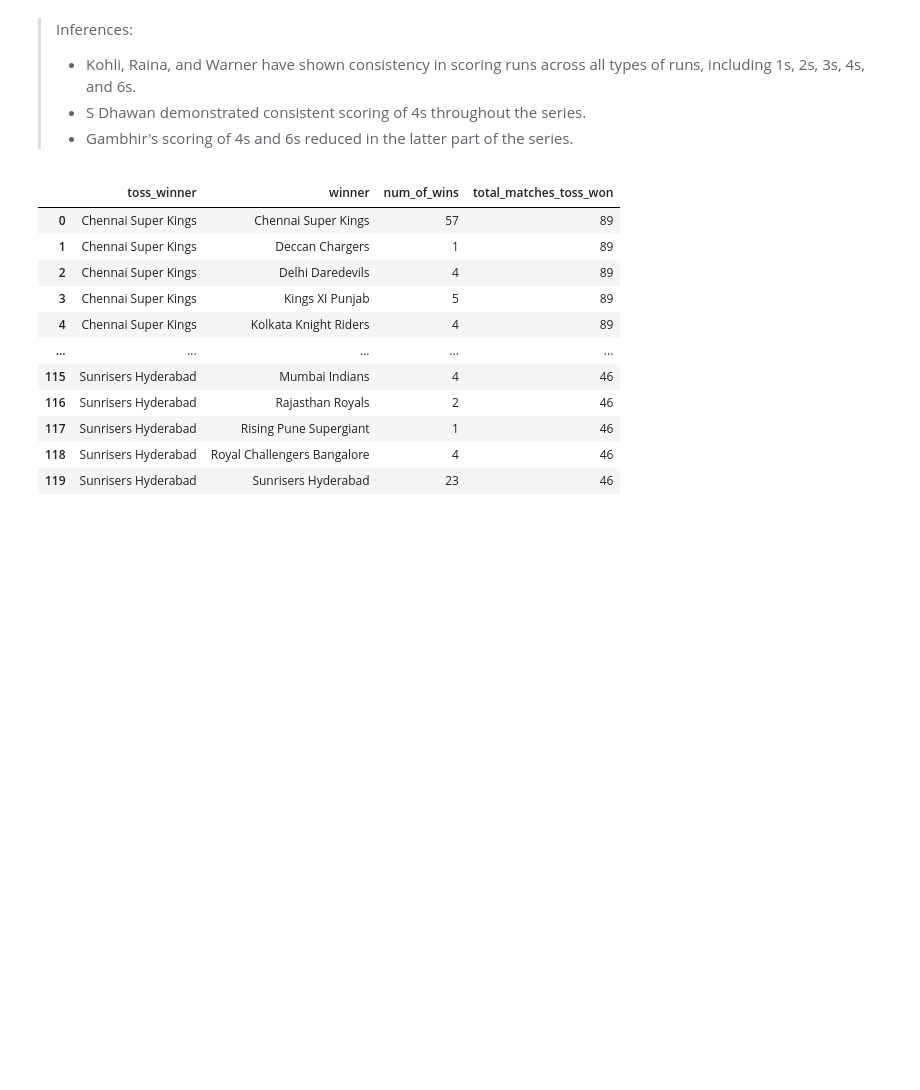
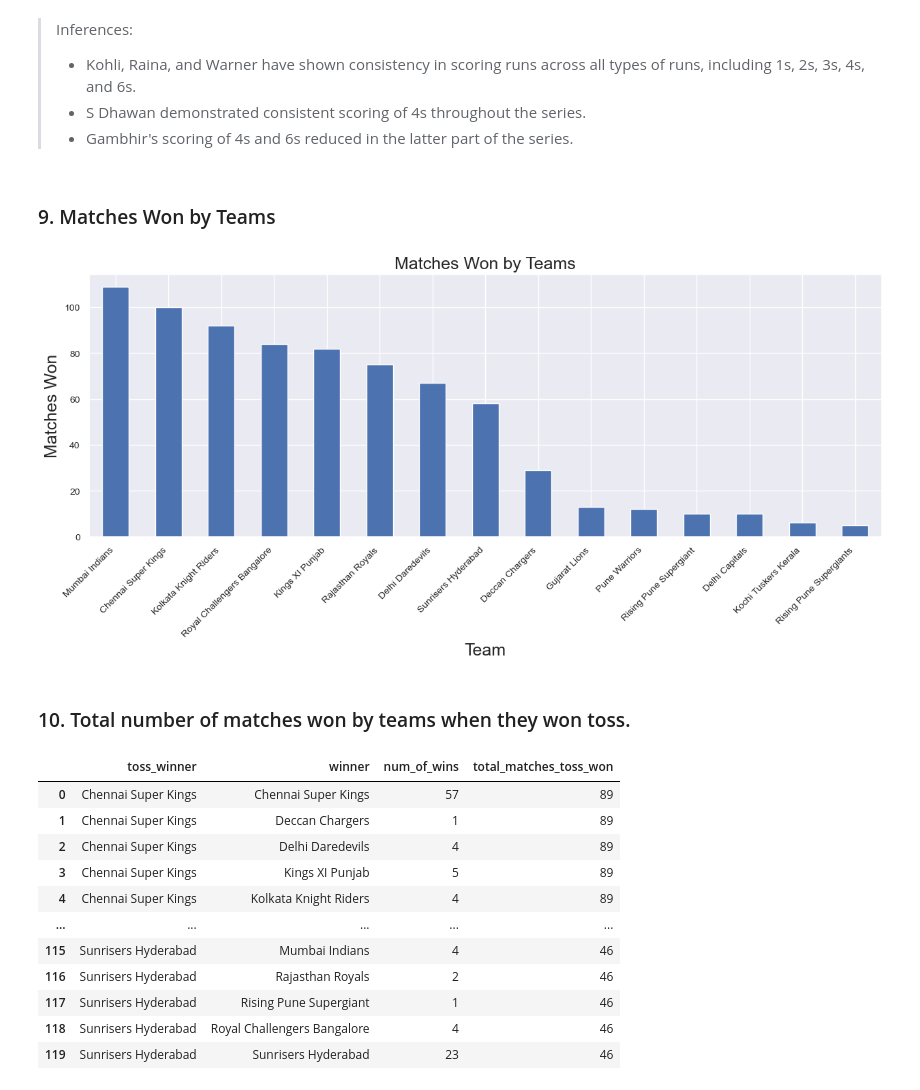
Before and after one commit to sanssonu/IPL-Data-Analysis, a Jupyter notebook: IPL EDA.ipynb, the cells around one changed output. Saved outputs shown, nothing was run; the diff lists cells and outputs as text; code cells hidden in the pictures; blank space fills up the shorter version.

```diff
--- a/IPL EDA.ipynb
+++ b/IPL EDA.ipynb
@@ -854,6 +854,21 @@ plt.tight_layout()
 > - Kohli, Raina, and Warner have shown consistency in scoring runs across all types of runs, including 1s, 2s, 3s, 4s, and 6s.
 > - S Dhawan demonstrated consistent scoring of 4s throughout the series.
 > - Gambhir's scoring of 4s and 6s reduced in the latter part of the series.
+# %% [markdown]
+### 9. Matches Won by Teams
+# %%
+matches.winner.value_counts().plot(kind='bar', figsize=(15,5))
+plt.xticks(rotation=45, ha='right')
+plt.title('Matches Won by Teams')
+plt.xticks(fontsize=10)
+plt.yticks(fontsize=10)
+plt.xlabel('Team')
+plt.ylabel('Matches Won')
+plt.show()
+# %% [output]
+[figure]
+# %% [markdown]
+### 10. Total number of matches won by teams when they won toss.
 # %%
 toss_won_match = matches.groupby(['toss_winner', 'winner']).aggregate({'winner': 'count'})
 toss_won_match.columns = ['num_of_wins']
```
Also changed, not shown: parts of 30 cells of this notebook.
